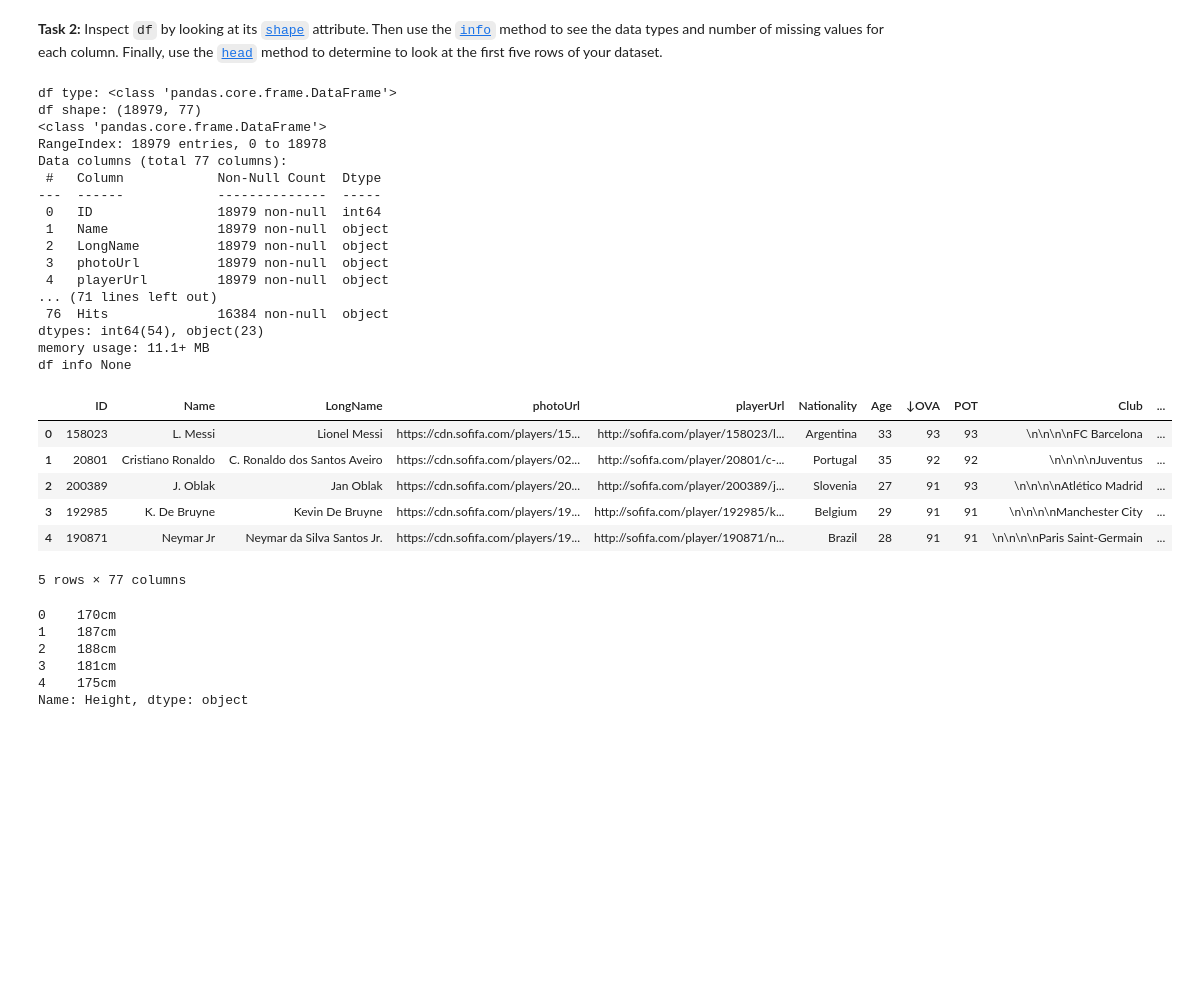
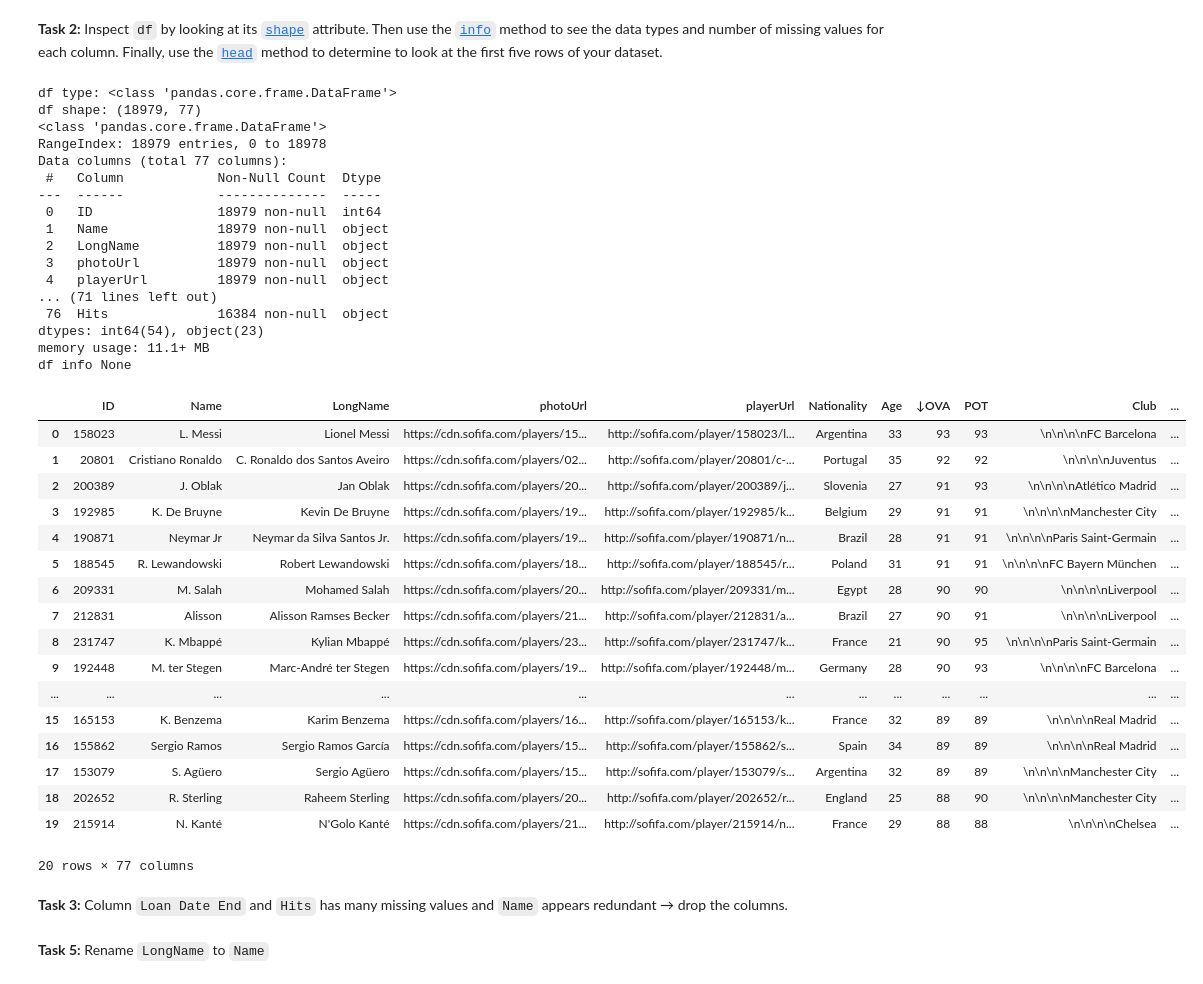
Before and after one commit to Ukomah/Data-Cleaning-and-Wrangling-Projects, a Jupyter notebook: 2021_FIFA_project/notebook/2021_fifa_nb.ipynb, the cells around one changed output. Saved outputs shown, nothing was run; the diff lists cells and outputs as text; code cells hidden in the pictures; blank space fills up the shorter version.

```diff
--- a/2021_FIFA_project/notebook/2021_fifa_nb.ipynb
+++ b/2021_FIFA_project/notebook/2021_fifa_nb.ipynb
@@ -14,40 +14,44 @@ df = pd.read_csv("../data/fifa2021_rawdata.csv")
 # %%
 # Print object type, shape, and head
 print("df type:", type(df))
 print("df shape:", df.shape)
 print("df info", df.info())
-df.head()
+df.head(20)
 # %% [output]
 df type: <class 'pandas.core.frame.DataFrame'>
 df shape: (18979, 77)
 <class 'pandas.core.frame.DataFrame'>
 RangeIndex: 18979 entries, 0 to 18978
 Data columns (total 77 columns):
  #   Column            Non-Null Count  Dtype
 ---  ------            --------------  -----
  0   ID                18979 non-null  int64
  1   Name              18979 non-null  object
  2   LongName          18979 non-null  object
  3   photoUrl          18979 non-null  object
  4   playerUrl         18979 non-null  object
 ... (71 lines left out)
  76  Hits              16384 non-null  object
 dtypes: int64(54), object(23)
 memory usage: 11.1+ MB
 df info None
 |  | ID | Name | LongName | photoUrl | playerUrl | Nationality | Age | ↓OVA | POT | Club | ... |
 | 0 | 158023 | L. Messi | Lionel Messi | https://cdn.sofifa.com/players/15... | http://sofifa.com/player/158023/l... | Argentina | 33 | 93 | 93 | \n\n\n\nFC Barcelona | ... |
 | 1 | 20801 | Cristiano Ronaldo | C. Ronaldo dos Santos Aveiro | https://cdn.sofifa.com/players/02... | http://sofifa.com/player/20801/c-... | Portugal | 35 | 92 | 92 | \n\n\n\nJuventus | ... |
 | 2 | 200389 | J. Oblak | Jan Oblak | https://cdn.sofifa.com/players/20... | http://sofifa.com/player/200389/j... | Slovenia | 27 | 91 | 93 | \n\n\n\nAtlético Madrid | ... |
 | 3 | 192985 | K. De Bruyne | Kevin De Bruyne | https://cdn.sofifa.com/players/19... | http://sofifa.com/player/192985/k... | Belgium | 29 | 91 | 91 | \n\n\n\nManchester City | ... |
 | 4 | 190871 | Neymar Jr | Neymar da Silva Santos Jr. | https://cdn.sofifa.com/players/19... | http://sofifa.com/player/190871/n... | Brazil | 28 | 91 | 91 | \n\n\n\nParis Saint-Germain | ... |
+| 5 | 188545 | R. Lewandowski | Robert Lewandowski | https://cdn.sofifa.com/players/18... | http://sofifa.com/player/188545/r... | Poland | 31 | 91 | 91 | \n\n\n\nFC Bayern München | ... |
+| 6 | 209331 | M. Salah | Mohamed Salah | https://cdn.sofifa.com/players/20... | http://sofifa.com/player/209331/m... | Egypt | 28 | 90 | 90 | \n\n\n\nLiverpool | ... |
+| 7 | 212831 | Alisson | Alisson Ramses Becker | https://cdn.sofifa.com/players/21... | http://sofifa.com/player/212831/a... | Brazil | 27 | 90 | 91 | \n\n\n\nLiverpool | ... |
+| 8 | 231747 | K. Mbappé | Kylian Mbappé | https://cdn.sofifa.com/players/23... | http://sofifa.com/player/231747/k... | France | 21 | 90 | 95 | \n\n\n\nParis Saint-Germain | ... |
+| 9 | 192448 | M. ter Stegen | Marc-André ter Stegen | https://cdn.sofifa.com/players/19... | http://sofifa.com/player/192448/m... | Germany | 28 | 90 | 93 | \n\n\n\nFC Barcelona | ... |
+| ... | ... | ... | ... | ... | ... | ... | ... | ... | ... | ... | ... |
+| 15 | 165153 | K. Benzema | Karim Benzema | https://cdn.sofifa.com/players/16... | http://sofifa.com/player/165153/k... | France | 32 | 89 | 89 | \n\n\n\nReal Madrid | ... |
+| 16 | 155862 | Sergio Ramos | Sergio Ramos García | https://cdn.sofifa.com/players/15... | http://sofifa.com/player/155862/s... | Spain | 34 | 89 | 89 | \n\n\n\nReal Madrid | ... |
+| 17 | 153079 | S. Agüero | Sergio Agüero | https://cdn.sofifa.com/players/15... | http://sofifa.com/player/153079/s... | Argentina | 32 | 89 | 89 | \n\n\n\nManchester City | ... |
+| 18 | 202652 | R. Sterling | Raheem Sterling | https://cdn.sofifa.com/players/20... | http://sofifa.com/player/202652/r... | England | 25 | 88 | 90 | \n\n\n\nManchester City | ... |
+| 19 | 215914 | N. Kanté | N'Golo Kanté | https://cdn.sofifa.com/players/21... | http://sofifa.com/player/215914/n... | France | 29 | 88 | 88 | \n\n\n\nChelsea | ... |
-5 rows × 77 columns
+20 rows × 77 columns
-# %%
-df["Height"].head()
-# %% [output]
-0    170cm
-1    187cm
-2    188cm
-3    181cm
-4    175cm
-Name: Height, dtype: object
+# %% [markdown]
+**Task 3:** Column `Loan Date End` and `Hits` has many missing values and `Name` appears redundant →  drop the columns.
@@ -53,0 +61,2 @@ Name: Height, dtype: object
+# %% [markdown]
+**Task 5:** Rename `LongName` to `Name`
```
Also changed, not shown: parts of 5 cells of this notebook, 1 other file.
